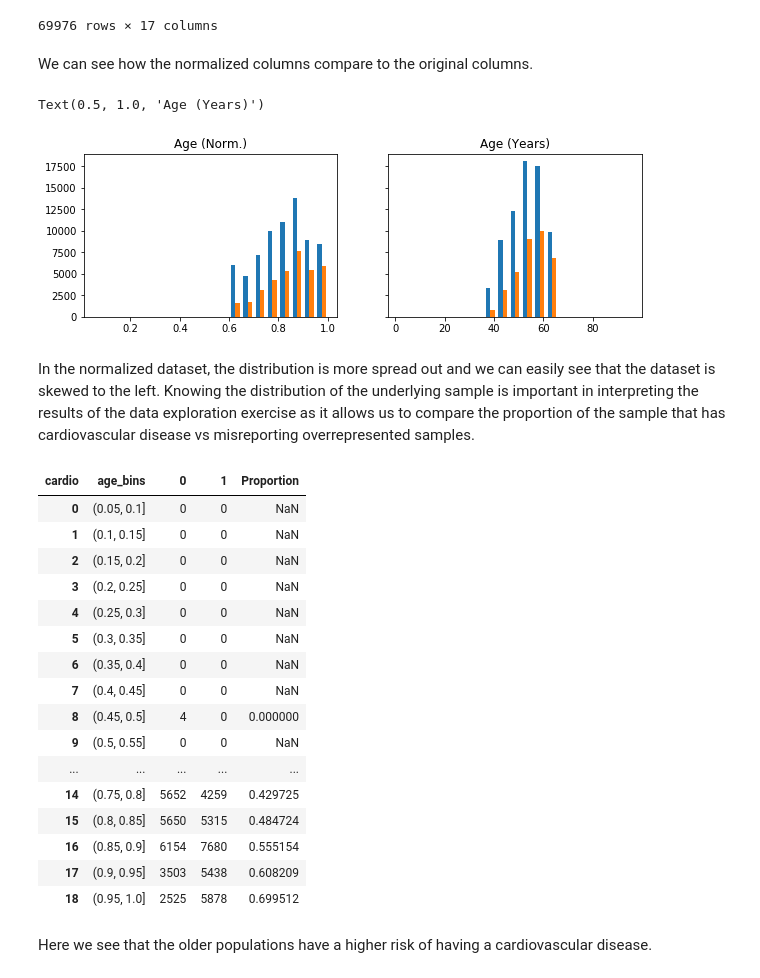
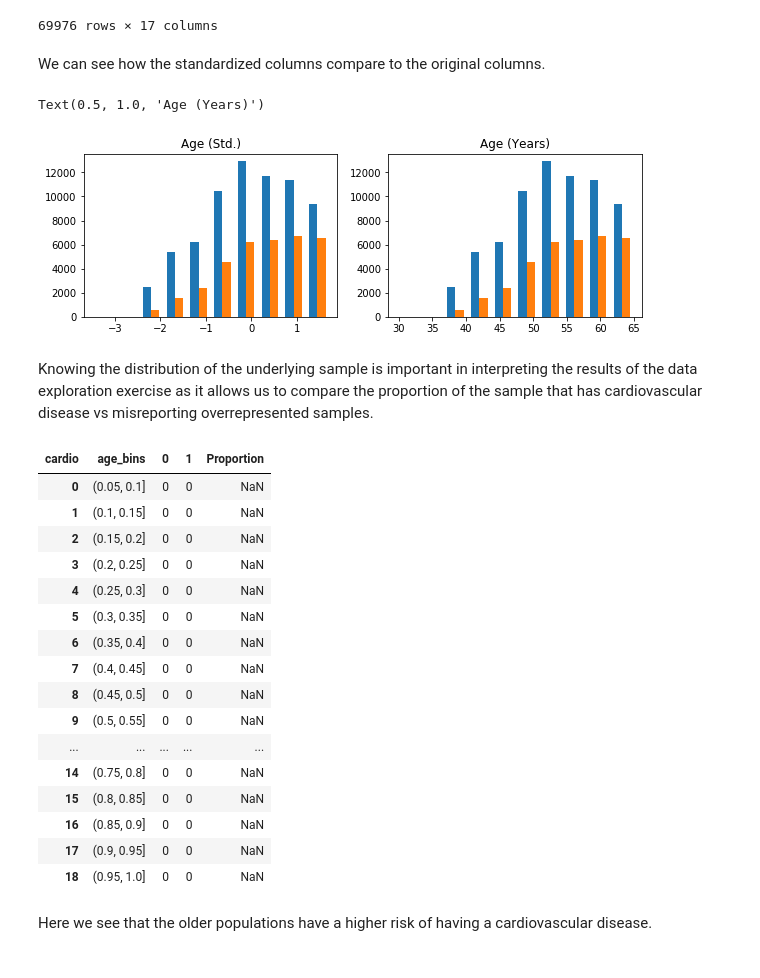
Before and after one commit to bellyn/heart_disease_prediction, a Jupyter notebook: Predicting Cardiovascular Disease.ipynb, the cells around one changed output. Cells and saved outputs as stored; diff of their text form; code cells hidden in the pictures.

```diff
--- a/Predicting Cardiovascular Disease.ipynb
+++ b/Predicting Cardiovascular Disease.ipynb
@@ -93,7 +93,9 @@ numerical_columns = ['age', 'height', 'weight', 'ap_hi', 'ap_lo']
 
 # scale each column accordingly
 for var_col in numerical_columns:
-    df[var_col + '_norm'] = df[var_col]/max(df[var_col])
+    mean = np.mean(df[var_col])
+    std = df[var_col].std()
+    df[var_col + '_std'] = (df[var_col]-mean)/std
 
 df
 # %% [output]
@@ -111,36 +113,34 @@ df
 | 69999 | 20540 | 1 | 170 | 72.0 | 120 | 80 | 2 | 1 | 0 | 0 | 1 | ... |
 69976 rows × 17 columns
 # %% [markdown]
-We can see how the normalized columns compare to the original columns.
+We can see how the standardized columns compare to the original columns.
 # %%
 has_disease = df.loc[df["cardio"]==1]
 
-age_target_norm = has_disease["age_norm"]
-age_df_norm = df["age_norm"]
-bins1 = [(x+1)/20 for x in range(20)]
+age_target_norm = has_disease["age_std"]
+age_df_norm = df["age_std"]
 
 age_target = has_disease["age"]/365
 age_df = df["age"]/365
 bins2 = [x for x in range(1,100,5)]
 
-f, (ax1, ax2) = plt.subplots(1, 2, sharey=True, figsize=(10, 3))
+f, (ax1, ax2) = plt.subplots(1, 2, figsize=(10, 3))
 
-ax1.hist([age_df_norm, age_target_norm.values], bins=bins1, rwidth=0.7)
-ax1.set_title('Age (Norm.)')
-ax2.hist([age_df, age_target.values], bins=bins2, rwidth=0.7)
+ax1.hist([age_df_norm, age_target_norm.values], rwidth=0.7)
+ax1.set_title('Age (Std.)')
+ax2.hist([age_df, age_target.values], rwidth=0.7)
 ax2.set_title('Age (Years)')
 # %% [output]
 Text(0.5, 1.0, 'Age (Years)')
-[figure, old version]
+[figure, new version]
 # %% [markdown]
-In the normalized dataset, the distribution is more spread out and we can easily see that the dataset is skewed to the left. Knowing the distribution of the underlying sample is important in interpreting the results of the data exploration exercise as it allows us to compare the proportion of the sample that has cardiovascular disease vs misreporting overrepresented samples.
+Knowing the distribution of the underlying sample is important in interpreting the results of the data exploration exercise as it allows us to compare the proportion of the sample that has cardiovascular disease vs misreporting overrepresented samples.
 # %%
-df["age_bins"] = pd.cut(df['age_norm'], bins=bins1)
+df["age_bins"] = pd.cut(df['age'], bins=bins1)
 
 # Proportion of dataset having cardiovascular disease, by age
 prop_age_target = pd.DataFrame(df.groupby(["age_bins","cardio"])["cardio"].count().unstack().reset_index())
 prop_age_target["Proportion"] = prop_age_target[1]/(prop_age_target[0] + prop_age_target[1])
-prop_age_target.tail(10)
 
 prop_age_target
 # %% [output]
@@ -153,14 +153,14 @@ prop_age_target
 | 5 | (0.3, 0.35] | 0 | 0 | NaN |
 | 6 | (0.35, 0.4] | 0 | 0 | NaN |
 | 7 | (0.4, 0.45] | 0 | 0 | NaN |
-| 8 | (0.45, 0.5] | 4 | 0 | 0.000000 |
+| 8 | (0.45, 0.5] | 0 | 0 | NaN |
 | 9 | (0.5, 0.55] | 0 | 0 | NaN |
 | ... | ... | ... | ... | ... |
-| 14 | (0.75, 0.8] | 5652 | 4259 | 0.429725 |
-| 15 | (0.8, 0.85] | 5650 | 5315 | 0.484724 |
-| 16 | (0.85, 0.9] | 6154 | 7680 | 0.555154 |
-| 17 | (0.9, 0.95] | 3503 | 5438 | 0.608209 |
-| 18 | (0.95, 1.0] | 2525 | 5878 | 0.699512 |
+| 14 | (0.75, 0.8] | 0 | 0 | NaN |
+| 15 | (0.8, 0.85] | 0 | 0 | NaN |
+| 16 | (0.85, 0.9] | 0 | 0 | NaN |
+| 17 | (0.9, 0.95] | 0 | 0 | NaN |
+| 18 | (0.95, 1.0] | 0 | 0 | NaN |
 # %% [markdown]
 Here we see that the older populations have a higher risk of having a cardiovascular disease.
 # %%
```
Also changed, not shown: parts of 19 cells of this notebook.
